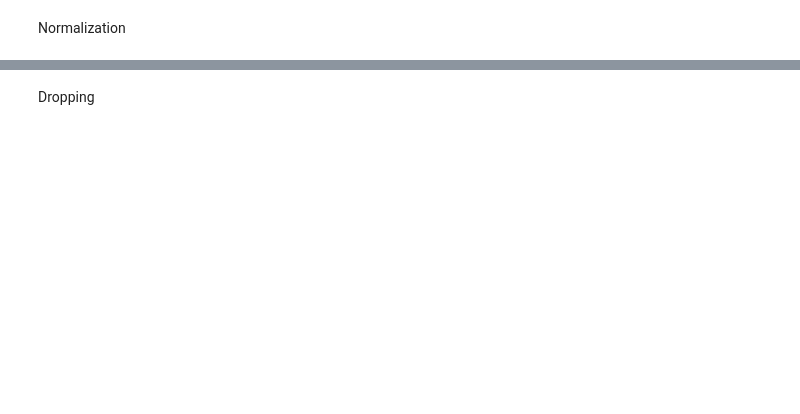
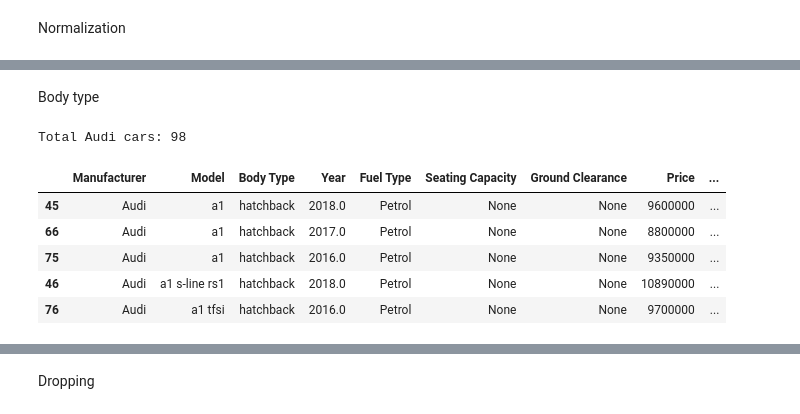
Before and after one commit to Kavinda-liyan/vehicle_recommender_webscrap, a Jupyter notebook: preprocessing.ipynb, the cells around one changed output, grey strips where cells are left out. Saved outputs shown, nothing was run; the diff lists cells and outputs as text; code cells hidden in the pictures; blank space fills up the shorter version.

```diff
--- a/preprocessing.ipynb
+++ b/preprocessing.ipynb
@@ -49,0 +75,19 @@ df.head()
+# %% [markdown]
+Body type
+# %%
+###Body Type
+audi_series_bt={"a1":"hatchback","a3 sedan":"saloon","a3":"hatchback","a4":"saloon/wagon","a5":"saloon","a6":"saloon/wagon","a7":"hatchback/hatchback sportback","a8":"saloon",
+             "q2":"suv","q3":"suv/suv sportback","q5":"suv/suv sportback","q7":"suv","q8":"suv","e-tron":"suv/suv sportback"}
+
+for audi_model,body_type in audi_series_bt.items():
+    df.loc[(df["Manufacturer"]=="Audi")&(df["Model"].str.contains(audi_model)),"Body Type"]=body_type
+print(f"Total Audi cars: {df[df['Manufacturer']=='Audi'].shape[0]}")
+df.head()
+# %% [output]
+Total Audi cars: 98
+|  | Manufacturer | Model | Body Type | Year | Fuel Type | Seating Capacity | Ground Clearance | Price | ... |
+| 45 | Audi | a1 | hatchback | 2018.0 | Petrol | None | None | 9600000 | ... |
+| 66 | Audi | a1 | hatchback | 2017.0 | Petrol | None | None | 8800000 | ... |
+| 75 | Audi | a1 | hatchback | 2016.0 | Petrol | None | None | 9350000 | ... |
+| 46 | Audi | a1 s-line rs1 | hatchback | 2018.0 | Petrol | None | None | 10890000 | ... |
+| 76 | Audi | a1 tfsi | hatchback | 2016.0 | Petrol | None | None | 9700000 | ... |
```
Also changed, not shown: parts of 9 cells of this notebook, 1 other file.
